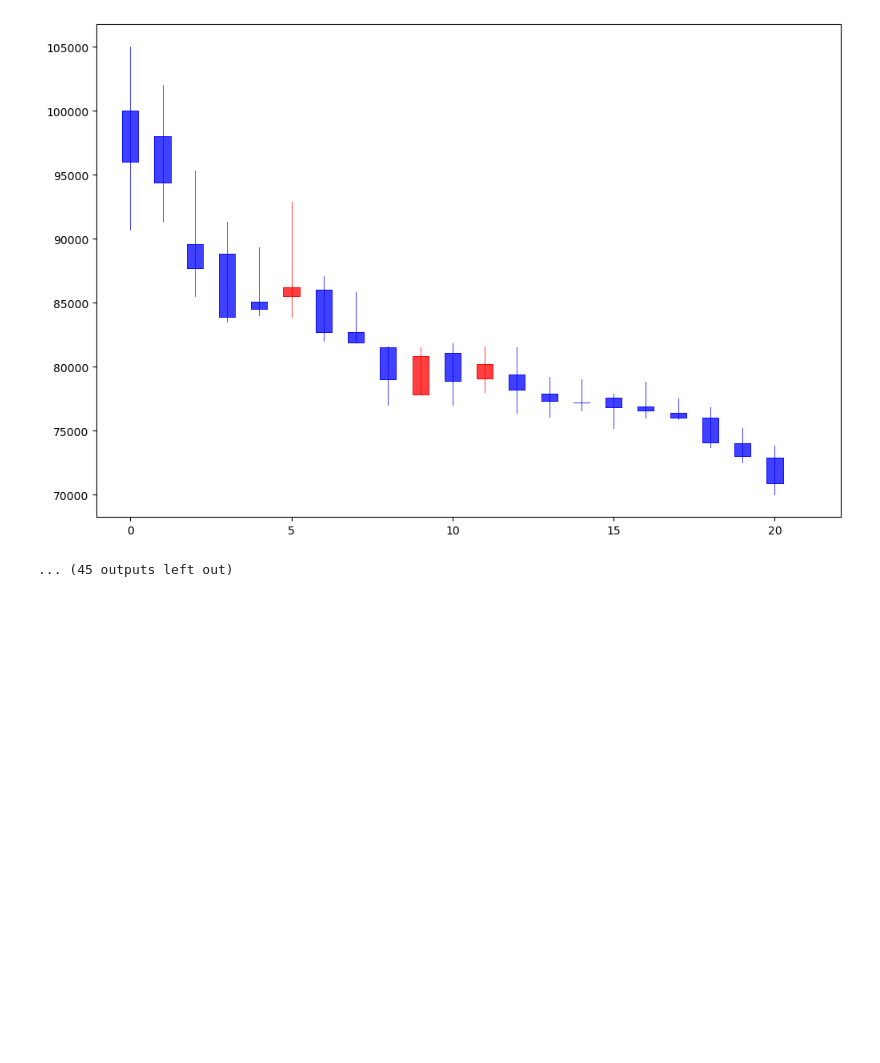
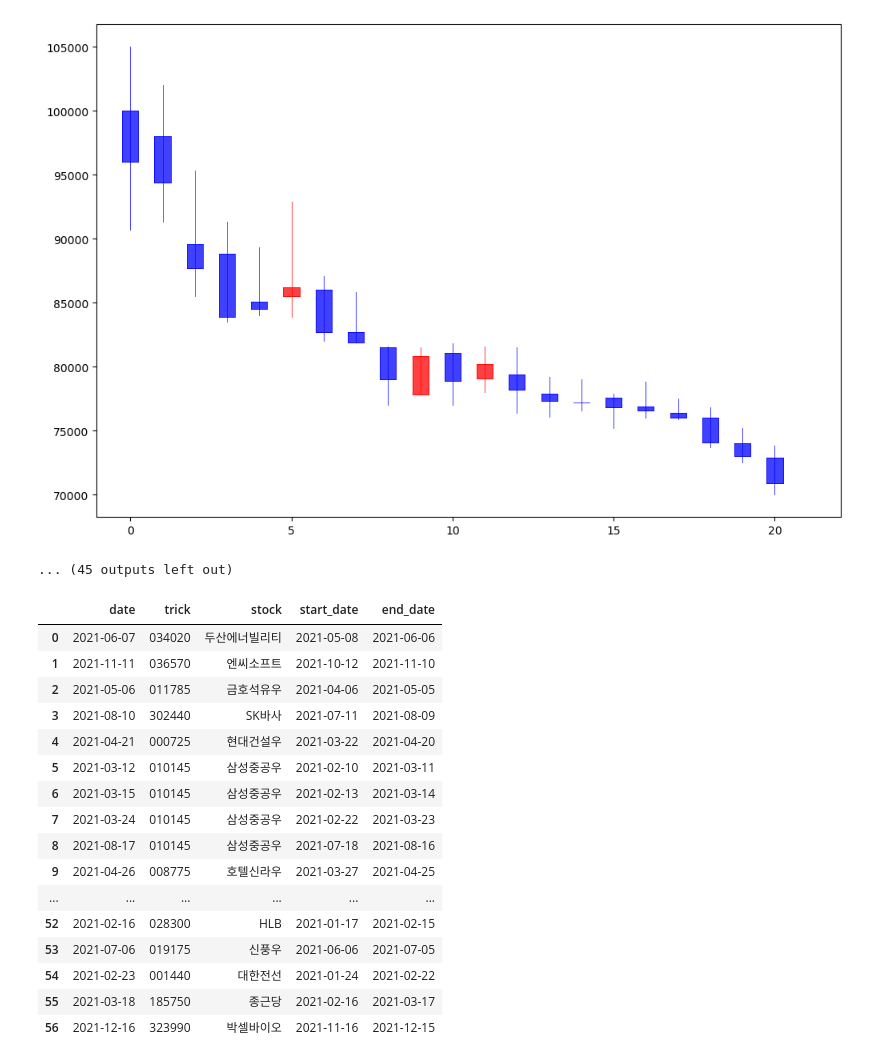
Before and after one commit to Software-High-School-United-Hackathon/StockPrices_Crawling, a Jupyter notebook: Crawling_Stock.ipynb, the cells around one changed output. Drawn from its saved outputs; the diff is of its cells as text; code cells hidden in the pictures; blank space fills up the shorter version.

```diff
--- a/Crawling_Stock.ipynb
+++ b/Crawling_Stock.ipynb
@@ -105,7 +107,7 @@ stock = pd.concat([stock, stock_e[stock_e['change'] < -20]], ignore_index=True)
 # %%
 stock = stock.drop(columns=['시가', '고가', '저가', '종가', '거래량', '외국인소진율'])
 # %%
-columns = ['date', 'trick', 'change']
+columns = ['date', 'trick', 'stock', 'change']
 stock.columns = columns
 # %%
 stock = stock[stock['date'] > '2021-02-01'].reset_index(drop=True)
@@ -131,0 +114,3 @@ stock
+# %%
+stock_c = stock
+stock
@@ -142,9 +145,14 @@ def add_days_to_date(date, days):
     added_date = added_date.strftime("%Y-%m-%d")
     return added_date
 # %%
+start_dates = []
+end_dates = []
+
 for index, row in stock.iterrows():
     start_date = add_days_to_date(row['date'], 30)
     end_date = add_days_to_date(row['date'], 1)
+    start_dates.append(start_date)
+    end_dates.append(end_date)
 
     skhynix = stock_e[(stock_e['날짜'] >= start_date) & (stock_e['날짜'] <= end_date)]
     skhynix = skhynix[skhynix['trick'] == row['trick']]
@@ -167,6 +175,9 @@ for index, row in stock.iterrows():
 [figure]
 [figure]
 ... (45 outputs left out)
+# %%
+stock_c['start_date'] = start_dates
+stock_c['end_date'] = end_dates
 # %%
 img_ls = []
 for index, row in stock.iterrows():
@@ -180,2 +196,22 @@ stock['answer'] = ['상' if t else '하' for t in list(stock['change'] > 0)]
 # %%
 stock.to_csv('problem_data.csv')
+# %%
+stock_c.drop(columns=['change'])
+# %% [output]
+|  | date | trick | stock | start_date | end_date |
+| 0 | 2021-06-07 | 034020 | 두산에너빌리티 | 2021-05-08 | 2021-06-06 |
+| 1 | 2021-11-11 | 036570 | 엔씨소프트 | 2021-10-12 | 2021-11-10 |
+| 2 | 2021-05-06 | 011785 | 금호석유우 | 2021-04-06 | 2021-05-05 |
+| 3 | 2021-08-10 | 302440 | SK바사 | 2021-07-11 | 2021-08-09 |
+| 4 | 2021-04-21 | 000725 | 현대건설우 | 2021-03-22 | 2021-04-20 |
+| 5 | 2021-03-12 | 010145 | 삼성중공우 | 2021-02-10 | 2021-03-11 |
+| 6 | 2021-03-15 | 010145 | 삼성중공우 | 2021-02-13 | 2021-03-14 |
+| 7 | 2021-03-24 | 010145 | 삼성중공우 | 2021-02-22 | 2021-03-23 |
+| 8 | 2021-08-17 | 010145 | 삼성중공우 | 2021-07-18 | 2021-08-16 |
+| 9 | 2021-04-26 | 008775 | 호텔신라우 | 2021-03-27 | 2021-04-25 |
+| ... | ... | ... | ... | ... | ... |
+| 52 | 2021-02-16 | 028300 | HLB | 2021-01-17 | 2021-02-15 |
+| 53 | 2021-07-06 | 019175 | 신풍우 | 2021-06-06 | 2021-07-05 |
+| 54 | 2021-02-23 | 001440 | 대한전선 | 2021-01-24 | 2021-02-22 |
+| 55 | 2021-03-18 | 185750 | 종근당 | 2021-02-16 | 2021-03-17 |
+| 56 | 2021-12-16 | 323990 | 박셀바이오 | 2021-11-16 | 2021-12-15 |
```
Also changed, not shown: parts of 9 cells of this notebook.
